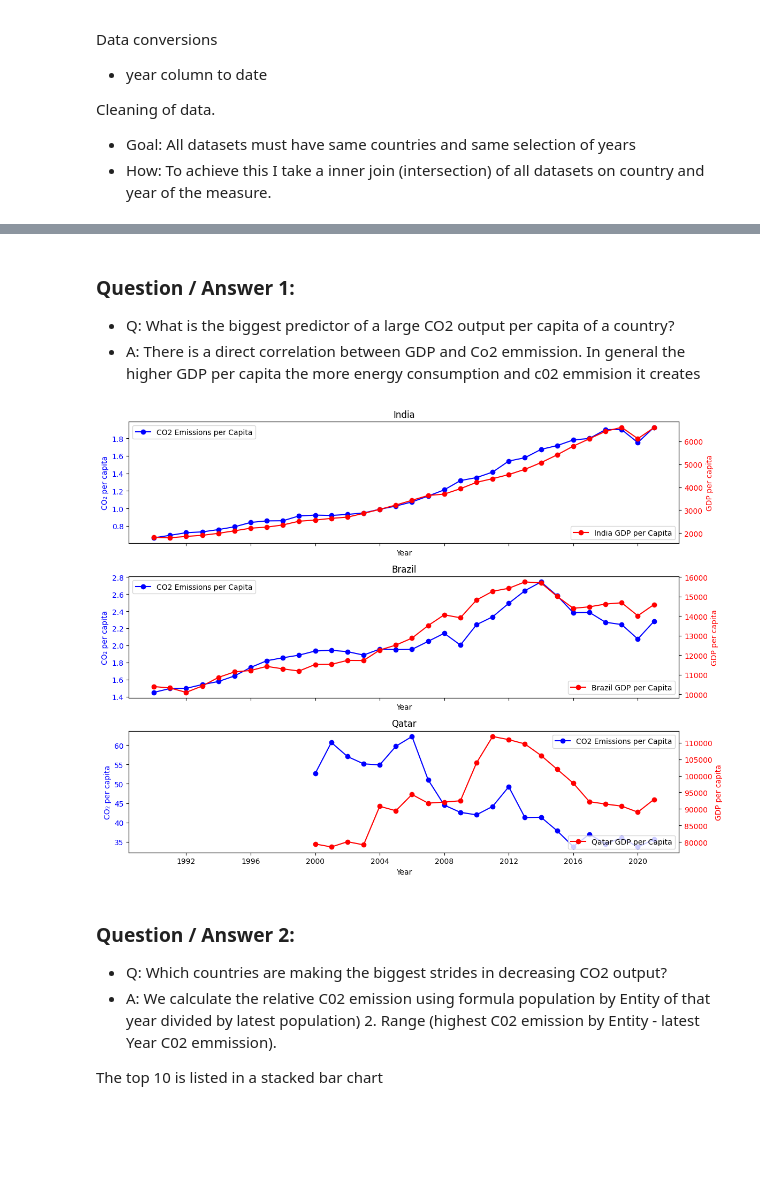
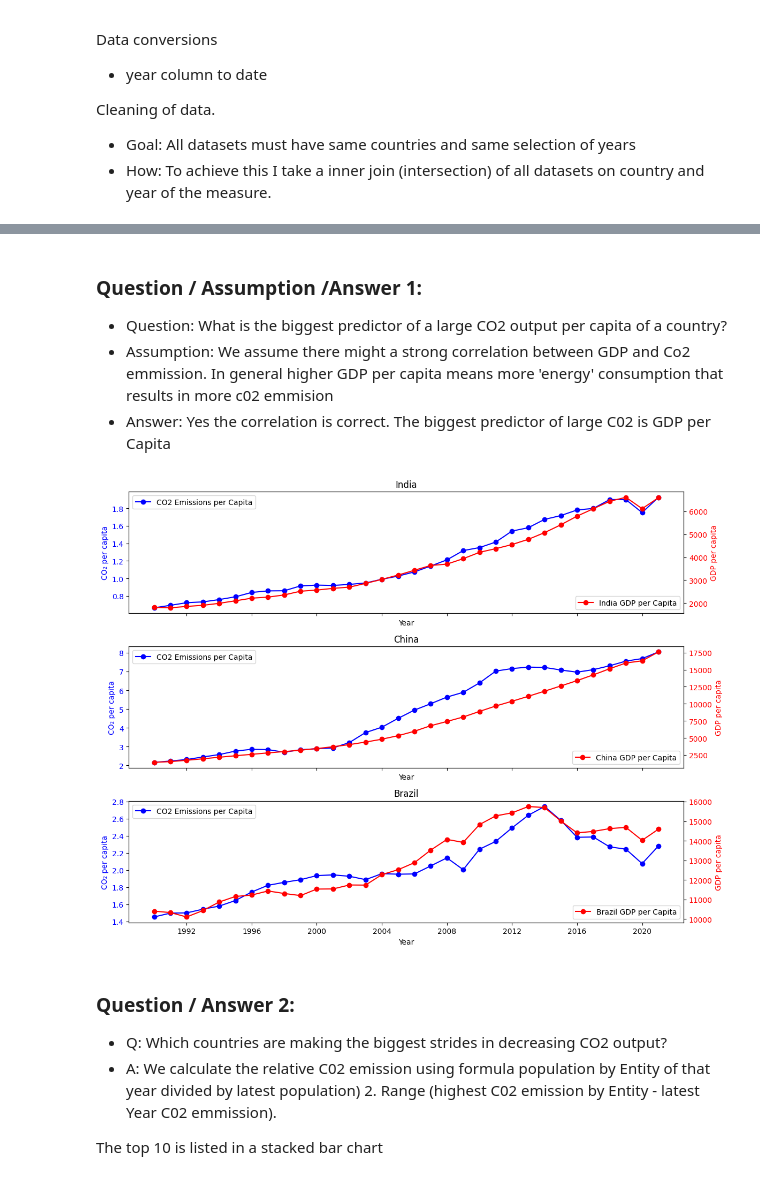
Before and after one commit to ayuksekdag/winacademy_python_dna, a Jupyter notebook: final_assignment/final_co2Project.ipynb, the cells around one changed output, grey strips where cells are left out. Cells and saved outputs as stored; diff of their text form; code cells hidden in the pictures; blank space fills up the shorter version.

```diff
--- a/final_assignment/final_co2Project.ipynb
+++ b/final_assignment/final_co2Project.ipynb
@@ -64,5 +82,10 @@ Data conversions
 Cleaning of data.
   - Goal: All datasets must have same countries and same selection of years
   - How: To achieve this I take a inner join (intersection) of all datasets on country and year of the measure.
+# %%
+# remove column or select only columns needed and put them in a new dataframe
+pop_ann_prep = pop_ann_raw[['Country name','Year','Population']].copy()
+c02_ann_prep = c02_ann_raw[['Entity','Year','Annual CO₂ emissions']].copy()
+gdp_cap_prep = gdp_cap_raw[['Entity','Year','GDP per capita, PPP (constant 2017 international $)']].copy()
 # %%
 #rename long column names with spaces and special characters
@@ -108,22 +109,16 @@ array(['Afghanistan', 'Africa (UN)', 'Albania', 'Algeria',
 # %%
-# INTERSECTION INNER JOIN TO CREATE
-# 1 DATASET BASED ON COUNTRY AND YEAR.
+# INTERSECTION (INNER JOIN) TO CREATE 1 DATASET BASED ON COUNTRY AND YEAR.
+# The final result will be clean set of countries having both measures
 
+dataset_key = ['Country','Year']
 
-merged_co2_gdp = (
-    pd.merge(co2_cap,gdp_cap, how="inner", on=['Year','Code'], suffixes=('', '_y'))
-    .drop(['Entity_y','Continent'], axis=1)
+pop_ann_c02_prep = (
+    pd.merge(pop_ann_prep,c02_ann_prep, how="inner", on=dataset_key, suffixes=('', '_y'))
 )
 
-# # print(merge_co2_gdp.dtypes, '\n')
-
-merged_co2_gdp_pop = (
-    pd.merge(merged_co2_gdp ,pop, how="inner", on=['Year','Entity'], suffixes=('', '_y'))
-    # .drop(['Code'], axis=1)
+pop_ann_c02_gdp_prep = (
+    pd.merge(pop_ann_c02_prep ,gdp_cap_prep, how="inner", on=dataset_key, suffixes=('', '_y'))
 )
 
-# print(f'final dataset struct merged_co2_gdp_engy \n\n{merged_co2_gdp_engy.dtypes}')
-
-
-merged_co2_gdp_pop
+print(f'final dataset struct pop_ann_c02_gdp_prep \n\n{pop_ann_c02_gdp_prep.dtypes}')
 # %% [output]
@@ -142,0 +133,8 @@ merged_co2_gdp_pop
+# %%
+#calculate
+
+pop_ann_c02_gdp_prep['Annual_c02_per_cap'] = pop_ann_c02_gdp_prep['Annual_c02'] / pop_ann_c02_gdp_prep['Population']
+
+print(f'final dataset struct pop_ann_c02_gdp_prep \n\n{pop_ann_c02_gdp_prep.dtypes}')
+
+pop_ann_c02_gdp_prep.head(2)
@@ -143,11 +154,12 @@ merged_co2_gdp_pop
 # %% [markdown]
-### Question / Answer 1:
-- Q: What is the biggest predictor of a large CO2 output per capita of a country?
-- A: There is a direct correlation between GDP and Co2 emmission. In general the higher GDP per capita the more energy consumption and c02 emmision it creates
+### Question / Assumption /Answer 1:
+- Question: What is the biggest predictor of a large CO2 output per capita of a country?
+- Assumption: We assume there might a strong correlation between GDP and Co2 emmission. In general higher GDP per capita means more 'energy' consumption that results in more c02 emmision
+- Answer: Yes the correlation is correct. The biggest predictor of large C02 is GDP per Capita
 # %%
-#take 3 countries to examine
+# We take 3 countries with large population
 # 3 Bricks: China & India and Brazil
-countries_to_plot = {"Qatar", "India", "Brazil"}
+countries_to_plot = {"China", "India", "Brazil"}
 
 # Create subplots
 fig, ax = plt.subplots(len(countries_to_plot), 1, figsize=(12, 9), sharex=True)
@@ -157,37 +169,37 @@ gdp_color='red'
 pop_color='green'
 
 #loop for every county
 for i, country in enumerate(countries_to_plot):
 
-  df = merged_co2_gdp_pop[merged_co2_gdp_pop["Entity"] == country]
+  df = pop_ann_c02_gdp_prep[pop_ann_c02_gdp_prep["Country"] == country]
 
   # Plot the first measure c02  on the left y-axis
   # x-axis is year (shared)
   ax[i].set_title(f"{country}")
-  ax[i].plot(df["Year"], df["c02"], label="CO2 Emissions per Capita", marker='o', color=c02_color)
+  ax[i].plot(df["Year"], df["Annual_c02_per_cap"], label="CO2 Emissions per Capita", marker='o', color=c02_color)
 
   ax[i].set_ylabel('CO₂ per capita', color=c02_color)
   ax[i].tick_params(axis='y', labelcolor=c02_color)
   ax[i].set_xlabel("Year")
   ax[i].legend()
 
 
   # Create a second y-axis for measure gdp on the right side
   # with a shared x-axis using year
   ax2 = ax[i].twinx()
 
   # Plot the second dataset on the right y-axis
-  ax2.plot(df["Year"], df["gdp"], label=f"{country} GDP per Capita", marker='o', color=gdp_color)
+  ax2.plot(df["Year"], df["Annual_gdp_per_cap"], label=f"{country} GDP per Capita", marker='o', color=gdp_color)
   ax2.set_ylabel('GDP per capita', color=gdp_color)
   ax2.tick_params(axis='y', labelcolor=gdp_color)
   ax2.legend(loc='lower right')
 
 
 #plot it
 plt.tight_layout()
 plt.show()
 # %% [output]
-[figure, old version]
+[figure, new version]
 # %% [markdown]
 ### Question / Answer 2:
 - Q: Which countries are making the biggest strides in decreasing CO2 output?
```
Also changed, not shown: parts of 9 cells of this notebook.
